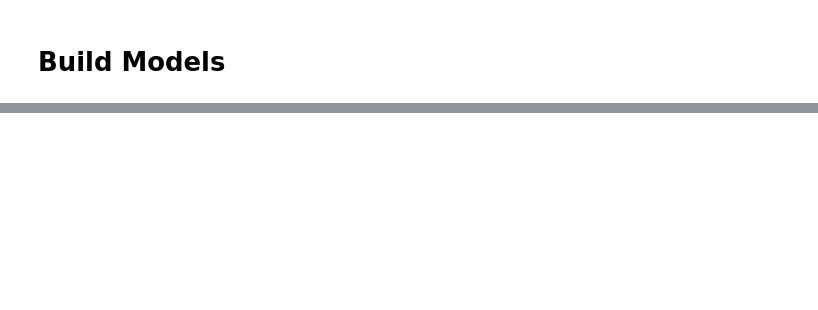
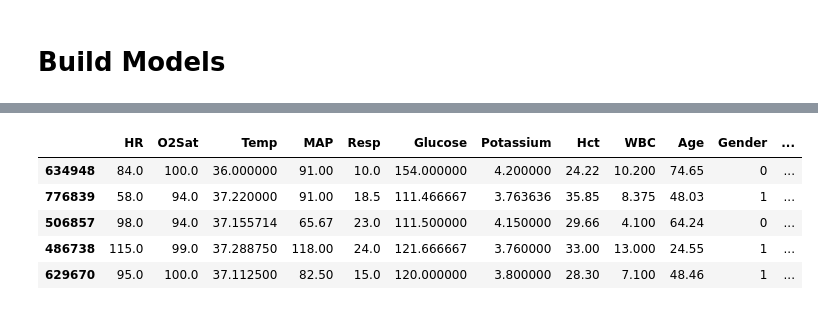
Before and after one commit to nancydu317/SEP787_sepsis_prediction, a Jupyter notebook: sepsis_prediction_EDA.ipynb, the cells around one changed output, grey strips where cells are left out. Cells and saved outputs as stored; diff of their text form; code cells hidden in the pictures; blank space fills up the shorter version.

```diff
--- a/sepsis_prediction_EDA.ipynb
+++ b/sepsis_prediction_EDA.ipynb
@@ -817,0 +955,9 @@ def eval_model(Y_actual, Y_predict, model_name):
+# %%
+X.head()
+# %% [output]
+|  | HR | O2Sat | Temp | MAP | Resp | Glucose | Potassium | Hct | WBC | Age | Gender | ... |
+| 634948 | 84.0 | 100.0 | 36.000000 | 91.00 | 10.0 | 154.000000 | 4.200000 | 24.22 | 10.200 | 74.65 | 0 | ... |
+| 776839 | 58.0 | 94.0 | 37.220000 | 91.00 | 18.5 | 111.466667 | 3.763636 | 35.85 | 8.375 | 48.03 | 1 | ... |
+| 506857 | 98.0 | 94.0 | 37.155714 | 65.67 | 23.0 | 111.500000 | 4.150000 | 29.66 | 4.100 | 64.24 | 0 | ... |
+| 486738 | 115.0 | 99.0 | 37.288750 | 118.00 | 24.0 | 121.666667 | 3.760000 | 33.00 | 13.000 | 24.55 | 1 | ... |
+| 629670 | 95.0 | 100.0 | 37.112500 | 82.50 | 15.0 | 120.000000 | 3.800000 | 28.30 | 7.100 | 48.46 | 1 | ... |
```
Also changed, not shown: parts of 29 cells of this notebook.
